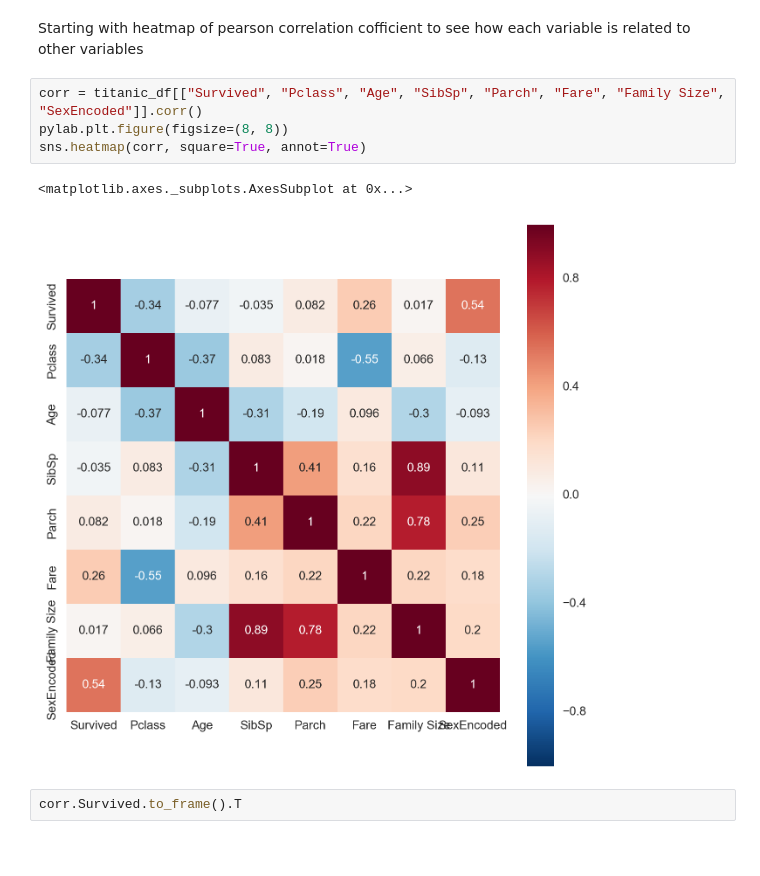
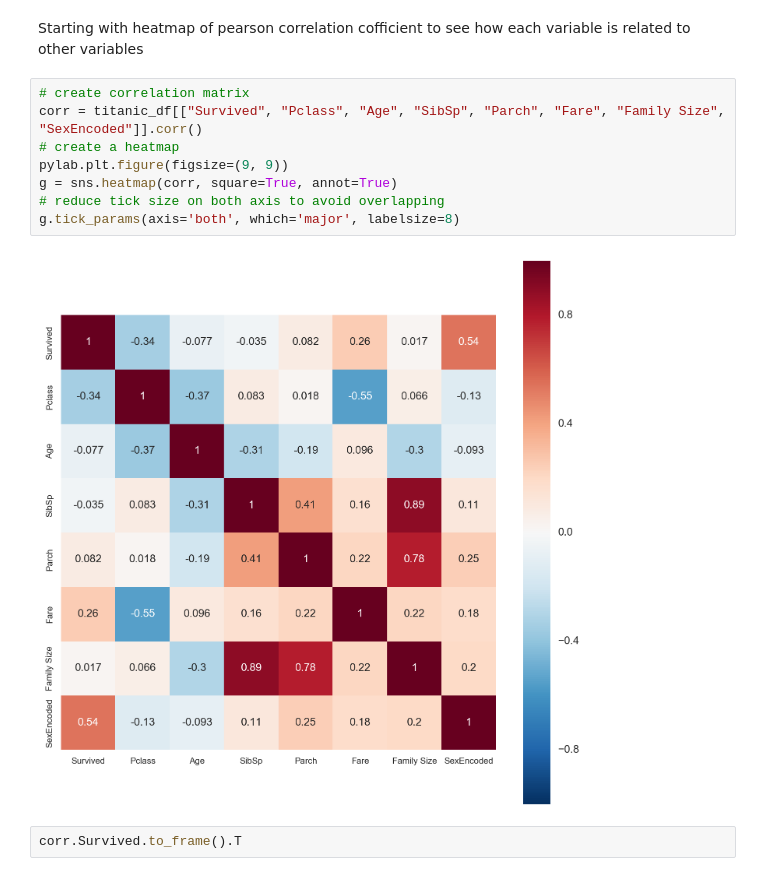
Before and after one commit to shamshad-npti/python-quick-start, a Jupyter notebook: data-analytics/Titanic Dataset - Data Analysis.ipynb, the cells around one changed output. Saved outputs shown, nothing was run; the diff lists cells and outputs as text; blank space fills up the shorter version.

```diff
--- a/data-analytics/Titanic Dataset - Data Analysis.ipynb
+++ b/data-analytics/Titanic Dataset - Data Analysis.ipynb
@@ -154,12 +171,15 @@ titanic_df['TitleType'].value_counts().to_frame().T
 # %% [markdown]
 Starting with heatmap of pearson correlation cofficient to see how each variable is related to other variables
 # %%
+# create correlation matrix
 corr = titanic_df[["Survived", "Pclass", "Age", "SibSp", "Parch", "Fare", "Family Size", "SexEncoded"]].corr()
-pylab.plt.figure(figsize=(8, 8))
-sns.heatmap(corr, square=True, annot=True)
+# create a heatmap
+pylab.plt.figure(figsize=(9, 9))
+g = sns.heatmap(corr, square=True, annot=True)
+# reduce tick size on both axis to avoid overlapping
+g.tick_params(axis='both', which='major', labelsize=8)
 # %% [output]
-<matplotlib.axes._subplots.AxesSubplot at 0x...>
-[figure, old version]
+[figure, new version]
 # %%
 corr.Survived.to_frame().T
 # %% [output]
```
Also changed, not shown: parts of 6 cells of this notebook, 2 other files.
